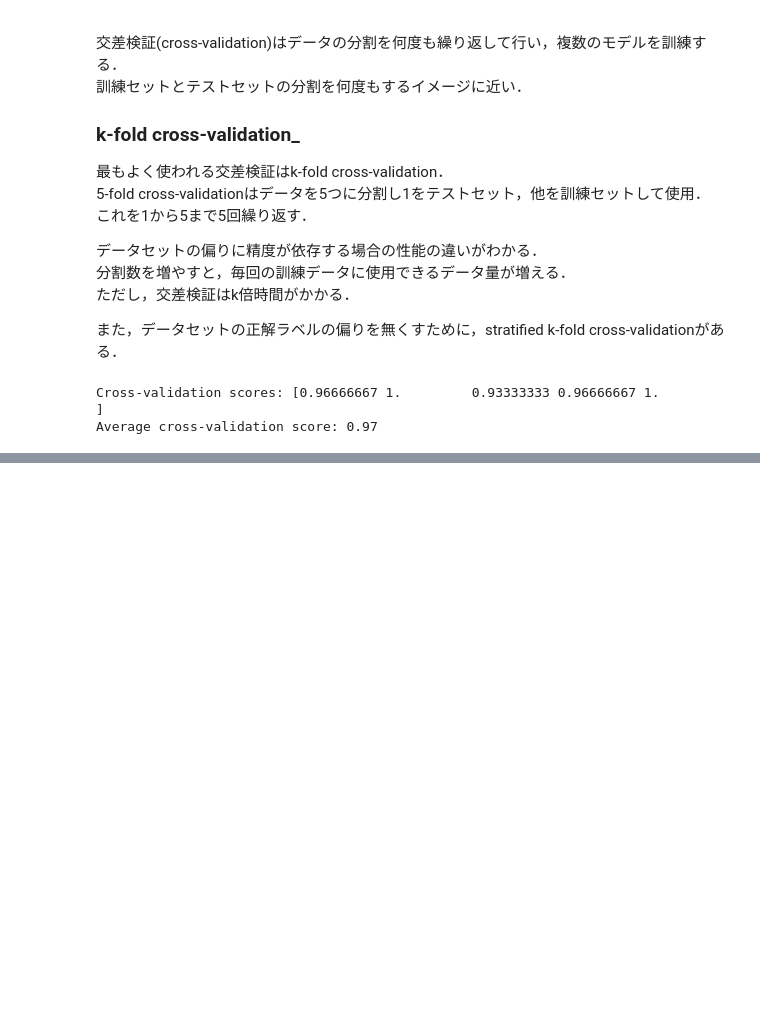
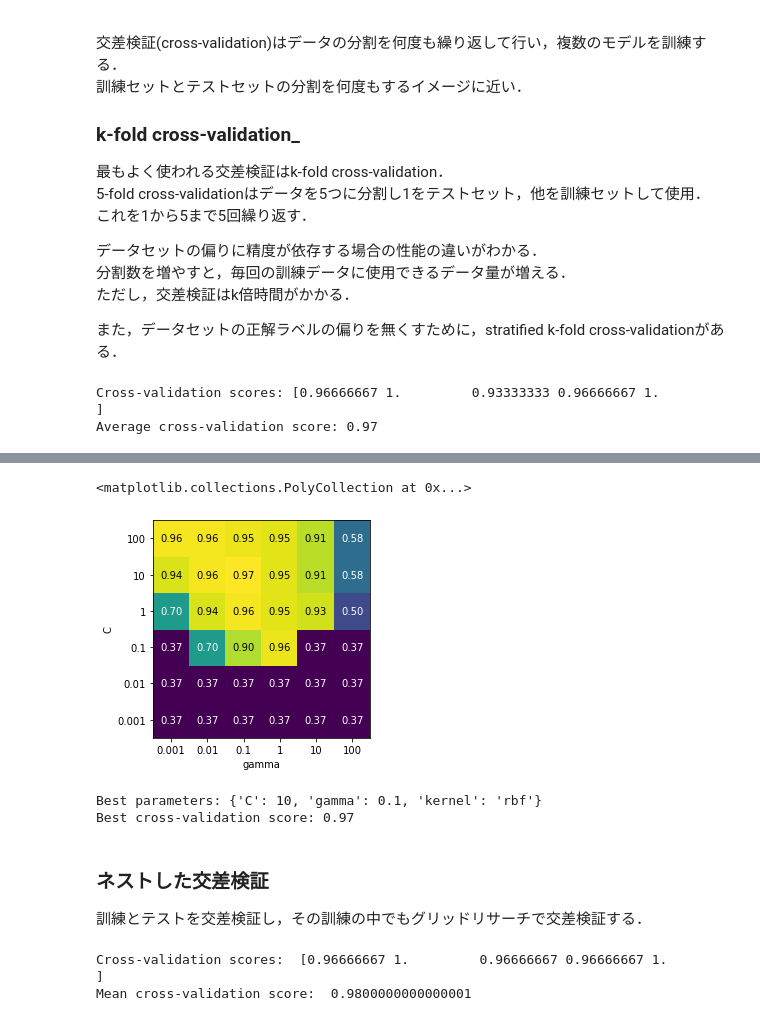
Before and after one commit to Kai-Washino/ml-with-python, a Jupyter notebook: chap5_model_evaluation.ipynb, the cells around one changed output, grey strips where cells are left out. Drawn from its saved outputs; the diff is of its cells as text; code cells hidden in the pictures; blank space fills up the shorter version.

```diff
--- a/chap5_model_evaluation.ipynb
+++ b/chap5_model_evaluation.ipynb
@@ -36,0 +187,13 @@ Average cross-validation score: 0.97
+# %%
+# GridSearchCVを使う方法
+
+param_grid = {'C': [0.001, 0.01, 0.1, 1, 10, 100],
+              'gamma': [0.001, 0.01, 0.1, 1, 10, 100]}
+grid_search = GridSearchCV(SVC(), param_grid, cv=5,
+                          return_train_score=True)
+
+X_train, X_test, y_train, y_test = train_test_split(
+    iris.data, iris.target, random_state=0)
+
+grid_search.fit(X_train, y_train)
+print("Test set score: {:.2f}".format(grid_search.score(X_test, y_test)))
@@ -36,0 +202,5 @@ Average cross-validation score: 0.97
+# %%
+# 結果を見る方法
+
+results = pd.DataFrame(grid_search.cv_results_)
+display(results.head())
@@ -36,0 +215,39 @@ Average cross-validation score: 0.97
+# %%
+# ヒートマップで可視化
+
+scores = np.array(results.mean_test_score).reshape(6, 6)
+mglearn.tools.heatmap(scores, xlabel='gamma', xticklabels=param_grid['gamma'],
+                      ylabel='C', yticklabels=param_grid['C'], cmap="viridis")
+# %% [output]
+<matplotlib.collections.PolyCollection at 0x...>
+[figure, added]
+# %%
+# 相互に関係しあうグリッドでないパラメタをサーチする方法
+
+param_grid = [{'kernel': ['rbf'],
+               'C': [0.001, 0.01, 0.1, 1, 10, 100],
+               'gamma': [0.001, 0.01, 0.1, 1, 10, 100]},
+              {'kernel': ['linear'],
+               'C': [0.001, 0.01, 0.1, 1, 10, 100]}]
+
+grid_search = GridSearchCV(SVC(), param_grid, cv=5,
+                          return_train_score=True)
+grid_search.fit(X_train, y_train)
+print("Best parameters: {}".format(grid_search.best_params_))
+print("Best cross-validation score: {:.2f}".format(grid_search.best_score_))
+# %% [output]
+Best parameters: {'C': 10, 'gamma': 0.1, 'kernel': 'rbf'}
+Best cross-validation score: 0.97
+# %% [markdown]
+### ネストした交差検証
+訓練とテストを交差検証し，その訓練の中でもグリッドリサーチで交差検証する．
+# %%
+param_grid = {'C': [0.001, 0.01, 0.1, 1, 10, 100],
+              'gamma': [0.001, 0.01, 0.1, 1, 10, 100]}
+scores = cross_val_score(GridSearchCV(SVC(), param_grid, cv=5),
+                         iris.data, iris.target, cv=5)
+print("Cross-validation scores: ", scores)
+print("Mean cross-validation score: ", scores.mean())
+# %% [output]
+Cross-validation scores:  [0.96666667 1.         0.96666667 0.96666667 1.        ]
+Mean cross-validation score:  0.9800000000000001
```
Also changed, not shown: parts of 25 cells of this notebook.
